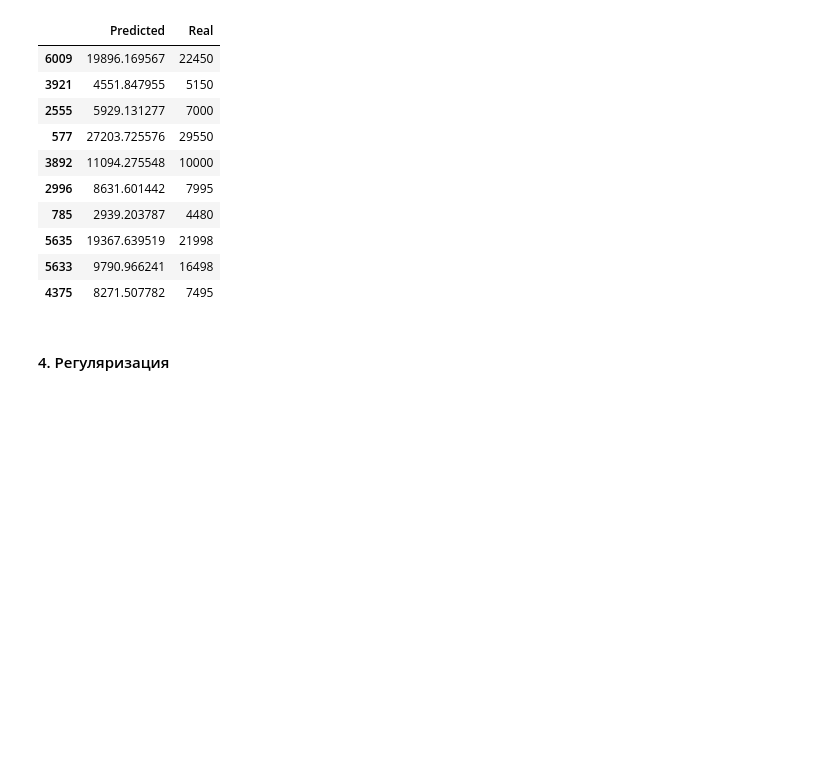
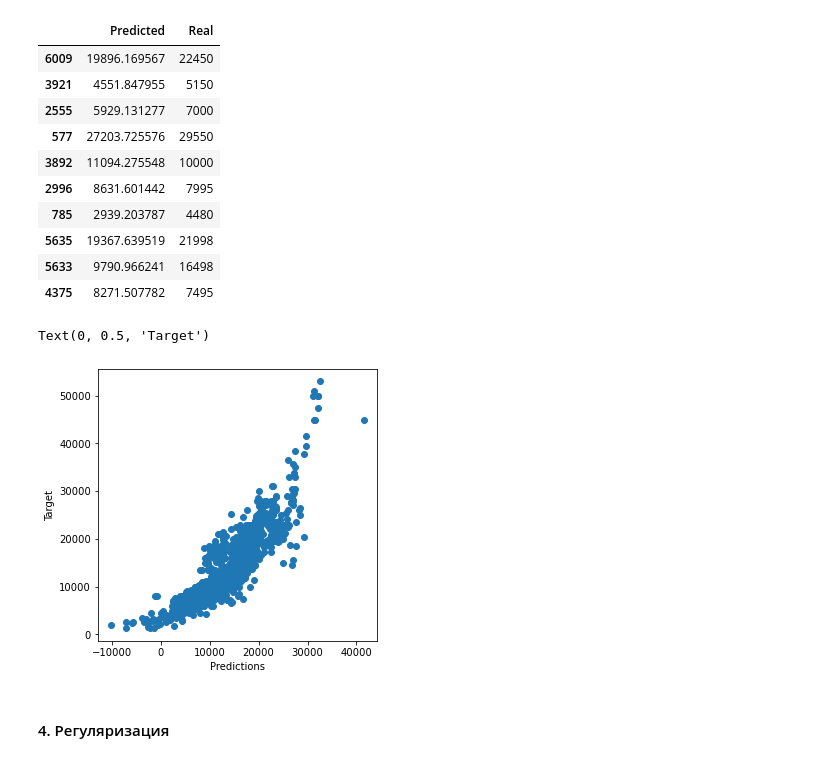
Before and after one commit to Forcause/ML_Labs, a Jupyter notebook: Lab_3/task3.ipynb, the cells around one changed output. Cells and saved outputs as stored; diff of their text form; code cells hidden in the pictures; blank space fills up the shorter version.

```diff
--- a/Lab_3/task3.ipynb
+++ b/Lab_3/task3.ipynb
@@ -288,6 +305,14 @@ pd.DataFrame({"Predicted" : Y_test_LR_StdScaled_all[0:10], "Real" : Y_test_all[0
 | 5635 | 19367.639519 | 21998 |
 | 5633 | 9790.966241 | 16498 |
 | 4375 | 8271.507782 | 7495 |
+# %%
+plt.figure(figsize=(5,5))
+plt.scatter(Y_test_LR_StdScaled_all, Y_test_all)
+plt.xlabel('Predictions')
+plt.ylabel('Target')
+# %% [output]
+Text(0, 0.5, 'Target')
+[figure, added]
 # %% [markdown]
 #### 4. Регуляризация
 # %%
```
Also changed, not shown: parts of 10 cells of this notebook.
